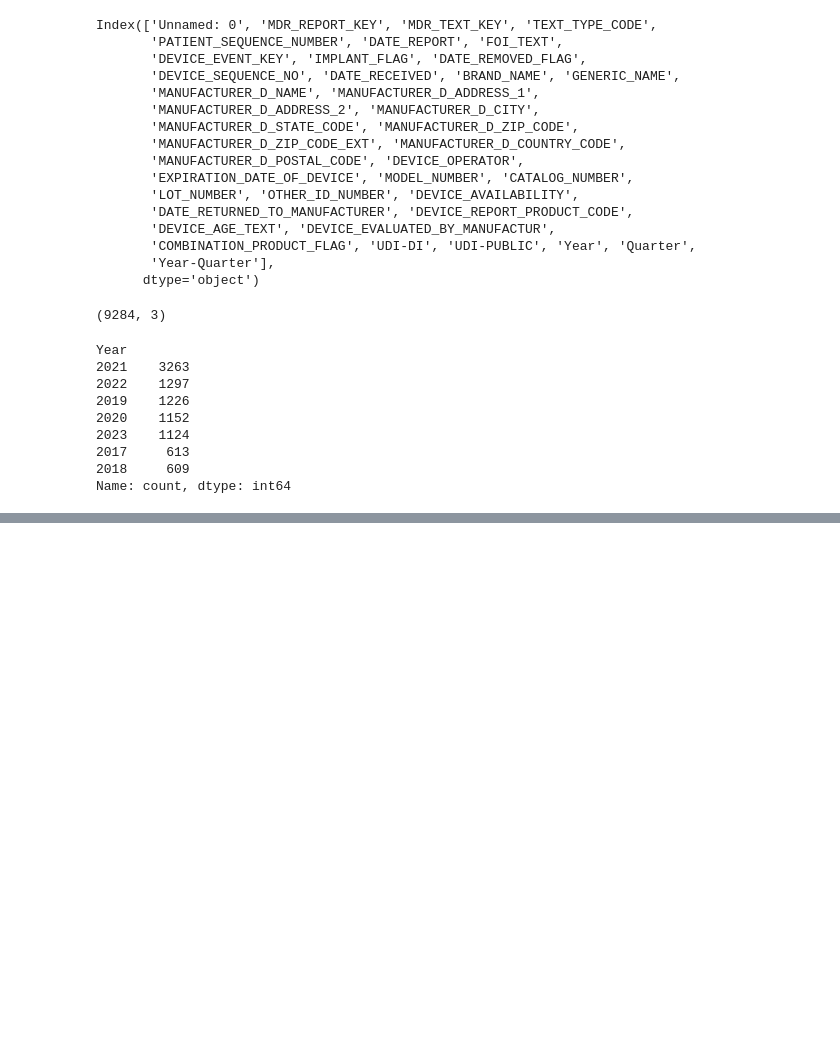
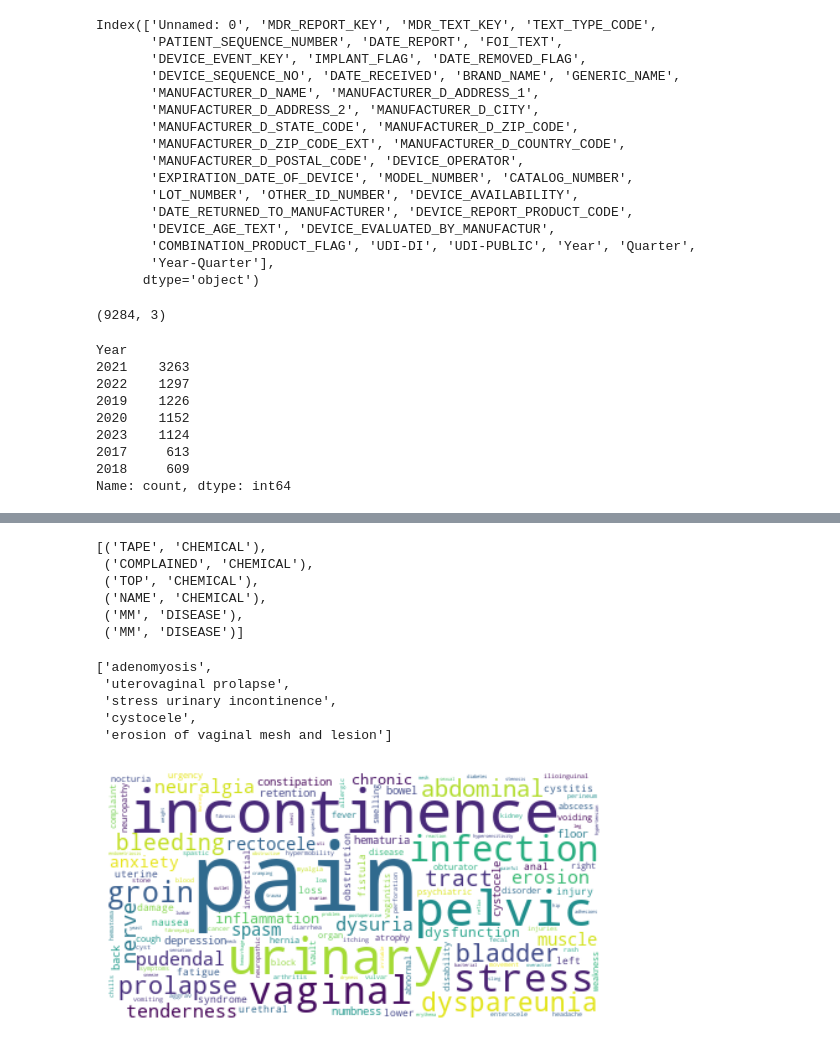
Before and after one commit to KaneZhao/Adverse-Events-in-Female-Stress-Urinary-Incontinence, a Jupyter notebook: EDA.ipynb, the cells around one changed output, grey strips where cells are left out. Saved outputs shown, nothing was run; the diff lists cells and outputs as text; code cells hidden in the pictures; blank space fills up the shorter version.

```diff
--- a/EDA.ipynb
+++ b/EDA.ipynb
@@ -908,0 +1093,11 @@ Name: count, dtype: int64
+# %%
+doc = nlp(new_text)
+# %%
+[(ent.text, ent.label_) for ent in doc.ents]
+# %% [output]
+[('TAPE', 'CHEMICAL'),
+ ('COMPLAINED', 'CHEMICAL'),
+ ('TOP', 'CHEMICAL'),
+ ('NAME', 'CHEMICAL'),
+ ('MM', 'DISEASE'),
+ ('MM', 'DISEASE')]
@@ -908,0 +1106,32 @@ Name: count, dtype: int64
+# %%
+nlp = spacy.load("en_ner_bc5cdr_md")
+# %%
+text_lst = []
+i = 0
+
+for text in merged_files_filtered['FOI_TEXT']:
+
+    doc = nlp(text.lower())
+    entities = [ent.text for ent in doc.ents if ent.label_ == 'DISEASE']
+    if entities != []:
+        text_lst.append(entities)
+
+text_lst[0]
+# %% [output]
+['adenomyosis',
+ 'uterovaginal prolapse',
+ 'stress urinary incontinence',
+ 'cystocele',
+ 'erosion of vaginal mesh and lesion']
+# %%
+mesh_text = ' '.join(str(lst) for review in text_lst for lst in review)
+# %%
+from wordcloud import WordCloud
+
+word_cloud = WordCloud(collocations = False, background_color = 'white').generate(mesh_text)
+# Display the generated Word Cloud
+plt.imshow(word_cloud, interpolation='bilinear')
+plt.axis("off")
+plt.show()
+# %% [output]
+[figure, added]
```
Also changed, not shown: parts of 28 cells of this notebook, 1 other file.
